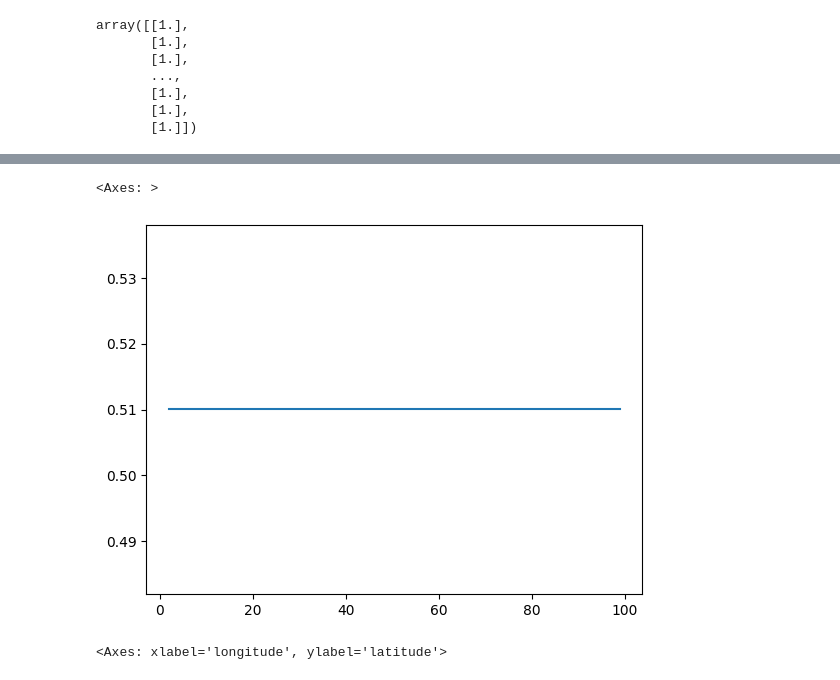
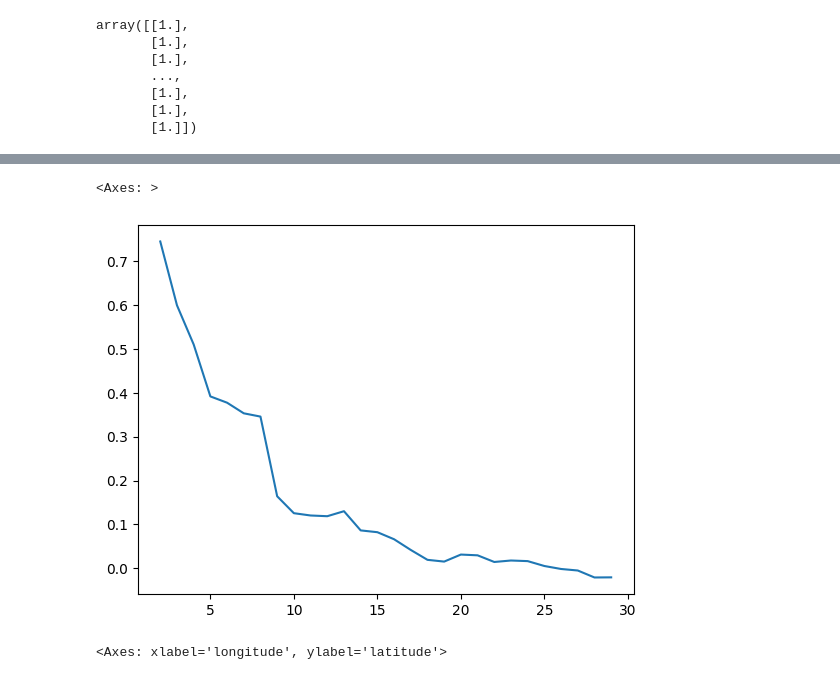
Before and after one commit to joeyy7/pythonPr, a Jupyter notebook: clusterring/clus.ipynb, the cells around one changed output, grey strips where cells are left out. Cells and saved outputs as stored; diff of their text form; code cells hidden in the pictures.

```diff
--- a/clusterring/clus.ipynb
+++ b/clusterring/clus.ipynb
@@ -67,8 +85,8 @@ sil
 # %%
-sns.lineplot(x=range(2,100),y=sil)
+sns.lineplot(x=range(2,30),y=sil)
 # %% [output]
 <Axes: >
-[figure, old version]
+[figure, new version]
 # %%
 sns.scatterplot(data=X_train,x='longitude',y='latitude',hue=kmn.labels_)
 # %% [output]
```
Also changed, not shown: parts of 2 cells of this notebook, 1 other file.
